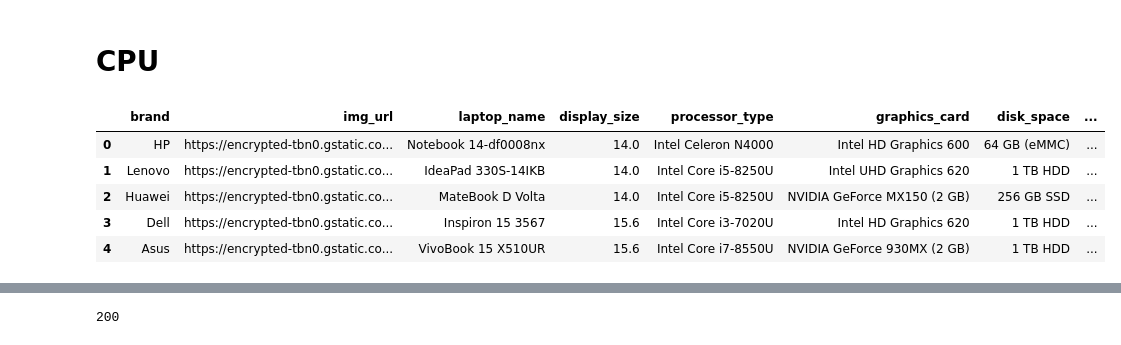
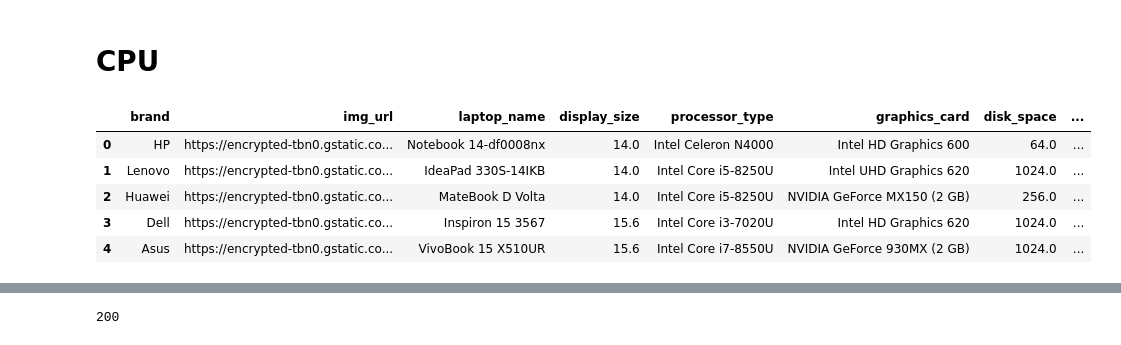
Before and after one commit to cse-vaibhav/Project2-backend, a Jupyter notebook: notebooks/ConvertScores.ipynb, the cells around one changed output, grey strips where cells are left out. Saved outputs shown, nothing was run; the diff lists cells and outputs as text; code cells hidden in the pictures.

```diff
--- a/notebooks/ConvertScores.ipynb
+++ b/notebooks/ConvertScores.ipynb
@@ -9,13 +9,12 @@ gpu_benchmarks = "https://browser.geekbench.com/vulkan-benchmarks"
 # %% [markdown]
 # CPU
 # %%
-laptops = pd.read_csv("laptops.csv")
-laptops.ratings_5max = laptops.ratings_5max.apply(lambda x: float(x.split()[0]))
+laptops = pd.read_csv("../data/final_data.csv", index_col=0)
 laptops.head()
 # %% [output]
 |  | brand | img_url | laptop_name | display_size | processor_type | graphics_card | disk_space | ... |
-| 0 | HP | https://encrypted-tbn0.gstatic.co... | Notebook 14-df0008nx | 14.0 | Intel Celeron N4000 | Intel HD Graphics 600 | 64 GB (eMMC) | ... |
-| 1 | Lenovo | https://encrypted-tbn0.gstatic.co... | IdeaPad 330S-14IKB | 14.0 | Intel Core i5-8250U | Intel UHD Graphics 620 | 1 TB HDD | ... |
-| 2 | Huawei | https://encrypted-tbn0.gstatic.co... | MateBook D Volta | 14.0 | Intel Core i5-8250U | NVIDIA GeForce MX150 (2 GB) | 256 GB SSD | ... |
-| 3 | Dell | https://encrypted-tbn0.gstatic.co... | Inspiron 15 3567 | 15.6 | Intel Core i3-7020U | Intel HD Graphics 620 | 1 TB HDD | ... |
-| 4 | Asus | https://encrypted-tbn0.gstatic.co... | VivoBook 15 X510UR | 15.6 | Intel Core i7-8550U | NVIDIA GeForce 930MX (2 GB) | 1 TB HDD | ... |
+| 0 | HP | https://encrypted-tbn0.gstatic.co... | Notebook 14-df0008nx | 14.0 | Intel Celeron N4000 | Intel HD Graphics 600 | 64.0 | ... |
+| 1 | Lenovo | https://encrypted-tbn0.gstatic.co... | IdeaPad 330S-14IKB | 14.0 | Intel Core i5-8250U | Intel UHD Graphics 620 | 1024.0 | ... |
+| 2 | Huawei | https://encrypted-tbn0.gstatic.co... | MateBook D Volta | 14.0 | Intel Core i5-8250U | NVIDIA GeForce MX150 (2 GB) | 256.0 | ... |
+| 3 | Dell | https://encrypted-tbn0.gstatic.co... | Inspiron 15 3567 | 15.6 | Intel Core i3-7020U | Intel HD Graphics 620 | 1024.0 | ... |
+| 4 | Asus | https://encrypted-tbn0.gstatic.co... | VivoBook 15 X510UR | 15.6 | Intel Core i7-8550U | NVIDIA GeForce 930MX (2 GB) | 1024.0 | ... |
```
Also changed, not shown: parts of 9 cells of this notebook, 12 other files.
